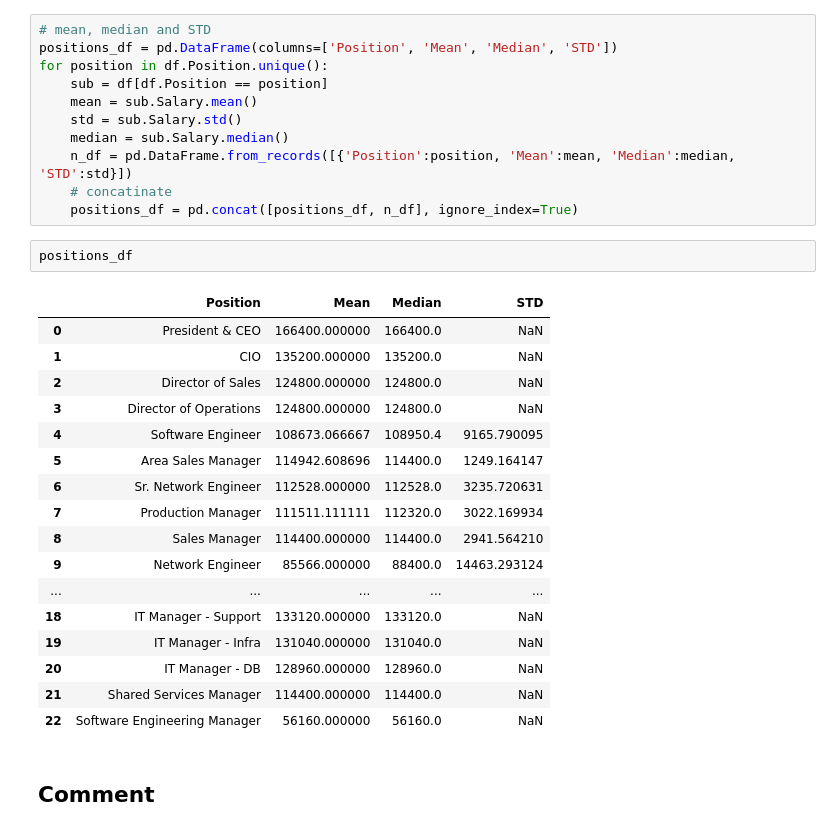
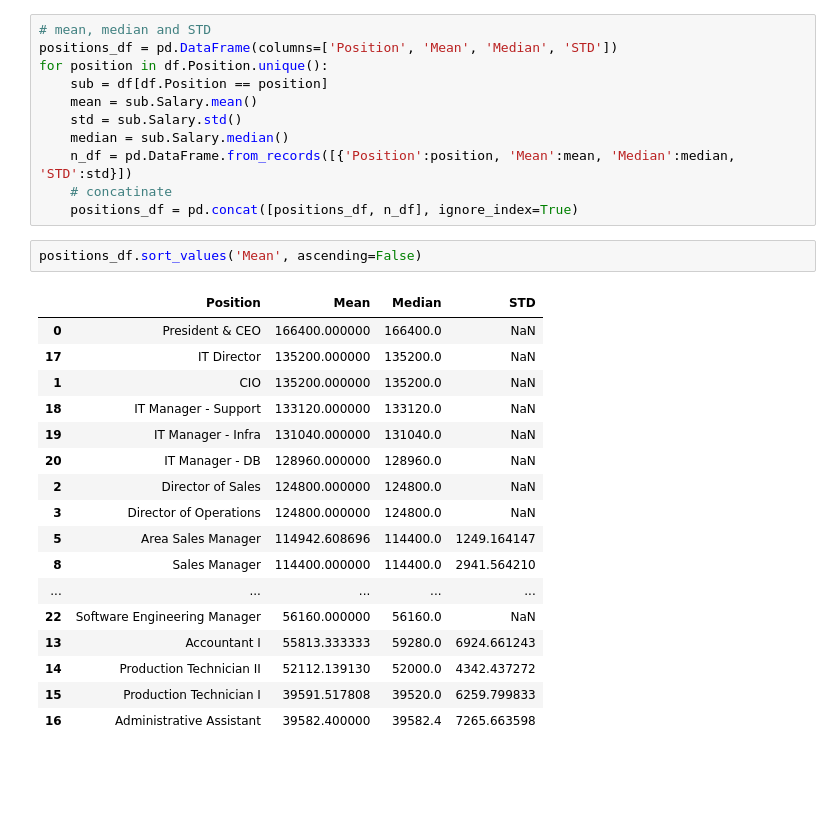
Before and after one commit to moaaztaha/Spark-Fortress-Discrimination, a Jupyter notebook: Spark Fortress.ipynb, the cells around one changed output. Cells and saved outputs as stored; diff of their text form; blank space fills up the shorter version.

```diff
--- a/Spark Fortress.ipynb
+++ b/Spark Fortress.ipynb
@@ -230,25 +232,23 @@ for position in df.Position.unique():
     n_df = pd.DataFrame.from_records([{'Position':position, 'Mean':mean, 'Median':median, 'STD':std}])
     # concatinate
     positions_df = pd.concat([positions_df, n_df], ignore_index=True)
-# %%
-positions_df
-# %% [output]
-|  | Position | Mean | Median | STD |
-| 0 | President & CEO | 166400.000000 | 166400.0 | NaN |
-| 1 | CIO | 135200.000000 | 135200.0 | NaN |
-| 2 | Director of Sales | 124800.000000 | 124800.0 | NaN |
-| 3 | Director of Operations | 124800.000000 | 124800.0 | NaN |
-| 4 | Software Engineer | 108673.066667 | 108950.4 | 9165.790095 |
-| 5 | Area Sales Manager | 114942.608696 | 114400.0 | 1249.164147 |
-| 6 | Sr. Network Engineer | 112528.000000 | 112528.0 | 3235.720631 |
-| 7 | Production Manager | 111511.111111 | 112320.0 | 3022.169934 |
-| 8 | Sales Manager | 114400.000000 | 114400.0 | 2941.564210 |
-| 9 | Network Engineer | 85566.000000 | 88400.0 | 14463.293124 |
-| ... | ... | ... | ... | ... |
-| 18 | IT Manager - Support | 133120.000000 | 133120.0 | NaN |
-| 19 | IT Manager - Infra | 131040.000000 | 131040.0 | NaN |
-| 20 | IT Manager - DB | 128960.000000 | 128960.0 | NaN |
-| 21 | Shared Services Manager | 114400.000000 | 114400.0 | NaN |
-| 22 | Software Engineering Manager | 56160.000000 | 56160.0 | NaN |
-# %% [markdown]
-## Comment
+# %%
+positions_df.sort_values('Mean', ascending=False)
+# %% [output]
+|  | Position | Mean | Median | STD |
+| 0 | President & CEO | 166400.000000 | 166400.0 | NaN |
+| 17 | IT Director | 135200.000000 | 135200.0 | NaN |
+| 1 | CIO | 135200.000000 | 135200.0 | NaN |
+| 18 | IT Manager - Support | 133120.000000 | 133120.0 | NaN |
+| 19 | IT Manager - Infra | 131040.000000 | 131040.0 | NaN |
+| 20 | IT Manager - DB | 128960.000000 | 128960.0 | NaN |
+| 2 | Director of Sales | 124800.000000 | 124800.0 | NaN |
+| 3 | Director of Operations | 124800.000000 | 124800.0 | NaN |
+| 5 | Area Sales Manager | 114942.608696 | 114400.0 | 1249.164147 |
+| 8 | Sales Manager | 114400.000000 | 114400.0 | 2941.564210 |
+| ... | ... | ... | ... | ... |
+| 22 | Software Engineering Manager | 56160.000000 | 56160.0 | NaN |
+| 13 | Accountant I | 55813.333333 | 59280.0 | 6924.661243 |
+| 14 | Production Technician II | 52112.139130 | 52000.0 | 4342.437272 |
+| 15 | Production Technician I | 39591.517808 | 39520.0 | 6259.799833 |
+| 16 | Administrative Assistant | 39582.400000 | 39582.4 | 7265.663598 |
```
Also changed, not shown: parts of 3 cells of this notebook.
